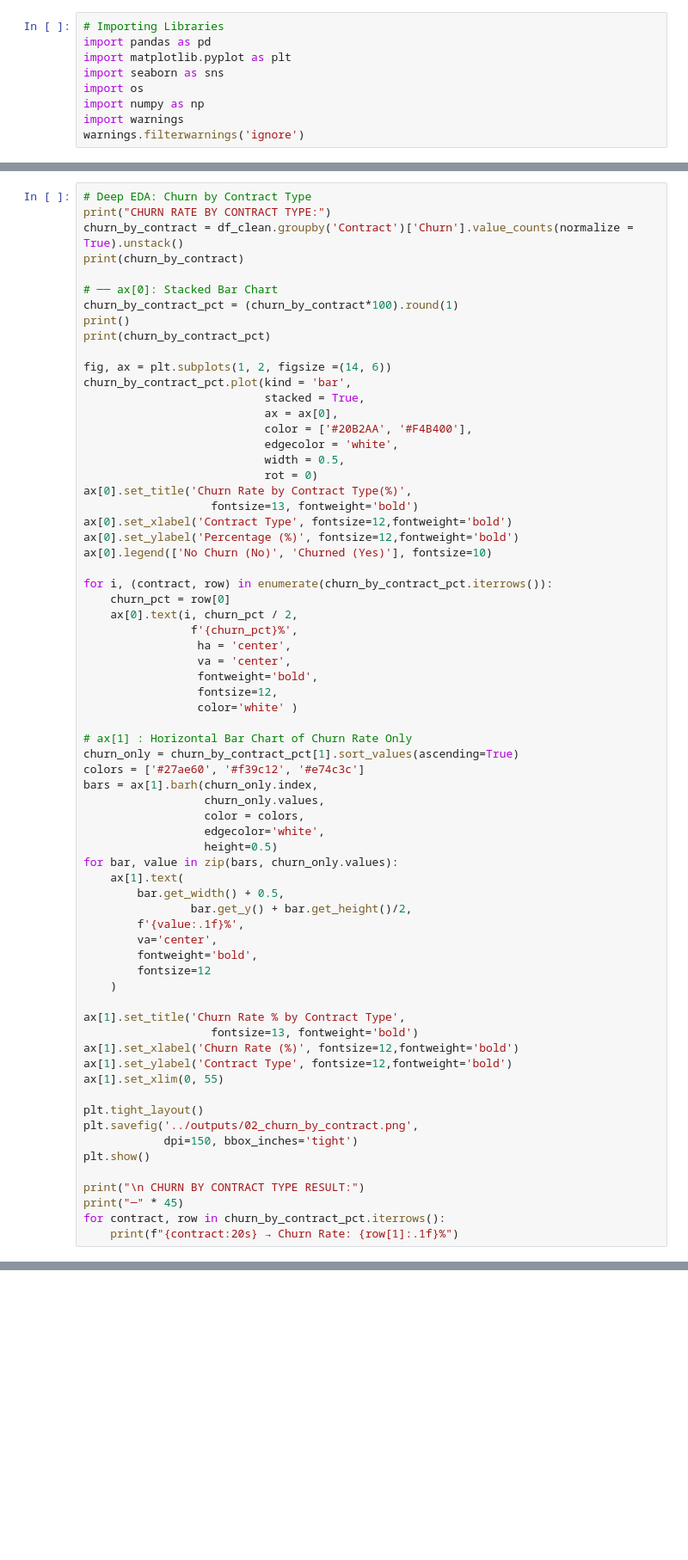
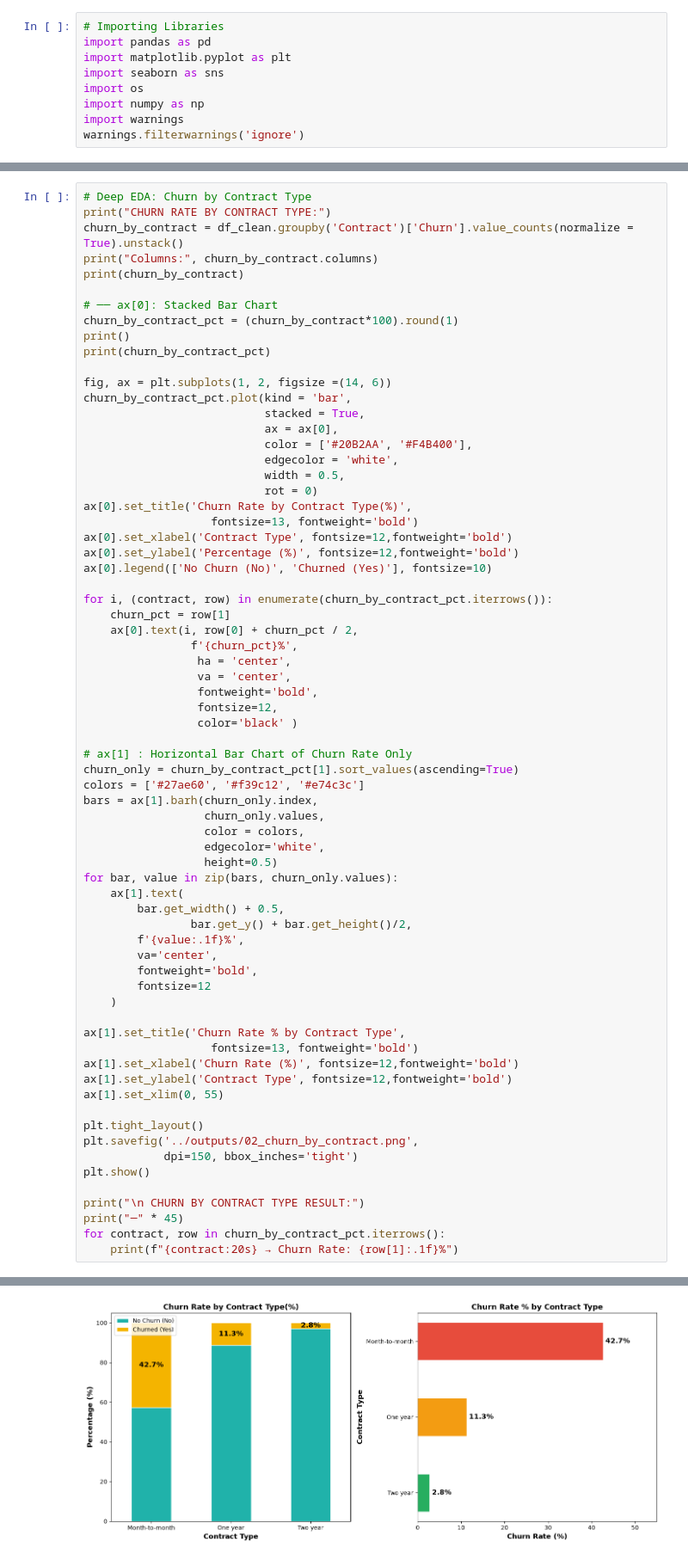
Before and after one commit to Venkatavishnuvardhanthota/customer-churn-prediction, a Jupyter notebook: notebooks/01_eda_and_modeling.ipynb, the cells around one changed output, grey strips where cells are left out. Shown at 86% size. Saved outputs shown, nothing was run; the diff lists cells and outputs as text; blank space fills up the shorter version.

```diff
--- a/notebooks/01_eda_and_modeling.ipynb
+++ b/notebooks/01_eda_and_modeling.ipynb
@@ -159,6 +276,7 @@ print("\nAll checks passed")
 # Deep EDA: Churn by Contract Type
 print("CHURN RATE BY CONTRACT TYPE:")
 churn_by_contract = df_clean.groupby('Contract')['Churn'].value_counts(normalize = True).unstack()
+print("Columns:", churn_by_contract.columns)
 print(churn_by_contract)
 
 # ── ax[0]: Stacked Bar Chart
@@ -181,14 +299,14 @@ ax[0].set_ylabel('Percentage (%)', fontsize=12,fontweight='bold')
 ax[0].legend(['No Churn (No)', 'Churned (Yes)'], fontsize=10)
 
 for i, (contract, row) in enumerate(churn_by_contract_pct.iterrows()):
-    churn_pct = row[0]
-    ax[0].text(i, churn_pct / 2,
+    churn_pct = row[1]
+    ax[0].text(i, row[0] + churn_pct / 2,
                 f'{churn_pct}%',
                  ha = 'center',
                  va = 'center',
                  fontweight='bold',
                  fontsize=12,
-                 color='white' )
+                 color='black' )
 
 # ax[1] : Horizontal Bar Chart of Churn Rate Only
 churn_only = churn_by_contract_pct[1].sort_values(ascending=True)
@@ -223,3 +341,4 @@ print("\n CHURN BY CONTRACT TYPE RESULT:")
 print("─" * 45)
 for contract, row in churn_by_contract_pct.iterrows():
     print(f"{contract:20s} → Churn Rate: {row[1]:.1f}%")
+# %% [output]
@@ -225,0 +358 @@ for contract, row in churn_by_contract_pct.iterrows():
+[figure, added]
```
Also changed, not shown: parts of 25 cells of this notebook, 24 other files.
